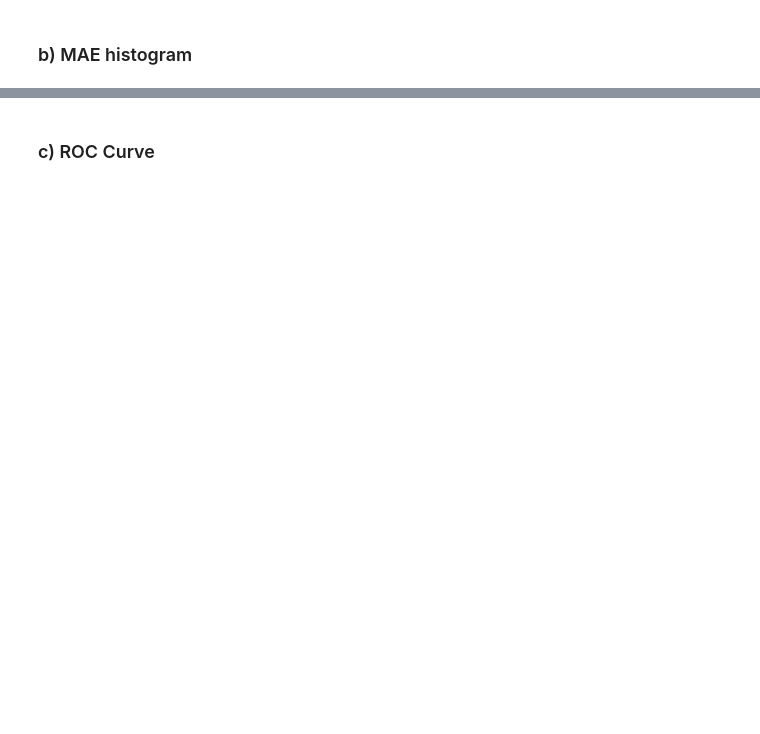
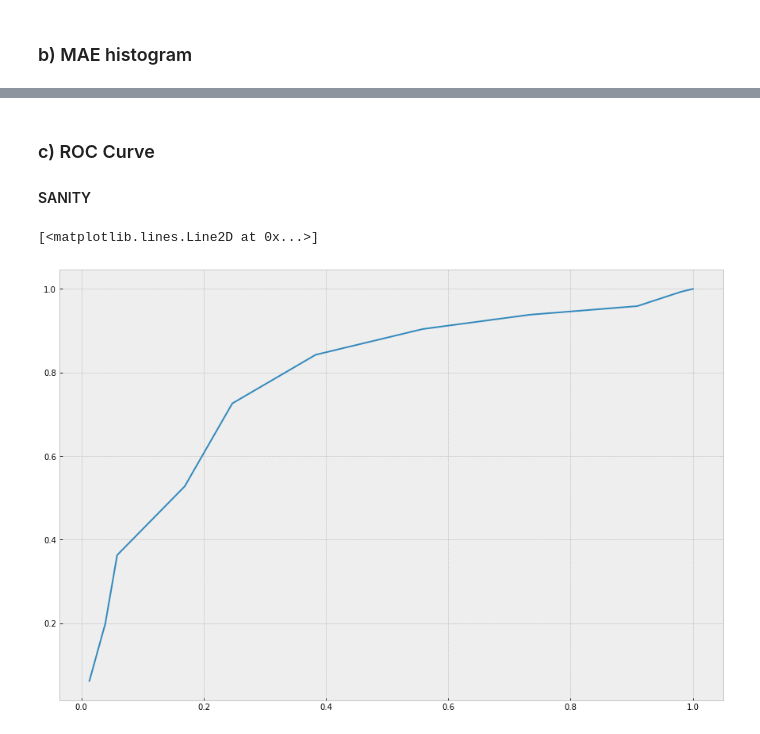
Before and after one commit to dcuoliveira/NN-VAR-Cov-Pred, a Jupyter notebook: src/results_report.ipynb, the cells around one changed output, grey strips where cells are left out. Cells and saved outputs as stored; diff of their text form; code cells hidden in the pictures; blank space fills up the shorter version.

```diff
--- a/src/results_report.ipynb
+++ b/src/results_report.ipynb
@@ -191,5 +193,32 @@ ax = sns.heatmap(hist_mae_df, annot=True)
 # %% [markdown]
 ### c) ROC Curve
+
+#### SANITY
+# %%
+from sklearn.datasets import make_classification
+from sklearn.ensemble import RandomForestClassifier
+from sklearn.model_selection import train_test_split
+
+X, y = make_classification(n_samples=1000, n_informative=10, n_features=20, flip_y=0.2)
+X_train, X_test, y_train, y_test = train_test_split(
+    X, y, test_size=0.3, random_state=42
+)
+
+model = RandomForestClassifier()
+model.fit(X_train, y_train)
+
+prob_vector = model.predict_proba(X_test)[:, 1]
+
+sanity_roc = pyutils.roc_from_scratch(y_pred=pd.DataFrame(prob_vector),
+                                      y_true=pd.DataFrame(y_test),
+                                      partitions=100)
+sanity_roc_df = pd.DataFrame(sanity_roc, columns=["fpr", "tpr"])
+
+plt.plot(sanity_roc_df["tpr"],
+         sanity_roc_df["fpr"])
+# %% [output]
+[<matplotlib.lines.Line2D at 0x...>]
+[figure, added]
 # %%
 for i, tag in enumerate(MODEL_TAGS):
     tmp_model_df = roc_df.loc[roc_df["model"] == tag]
```
Also changed, not shown: parts of 8 cells of this notebook.
